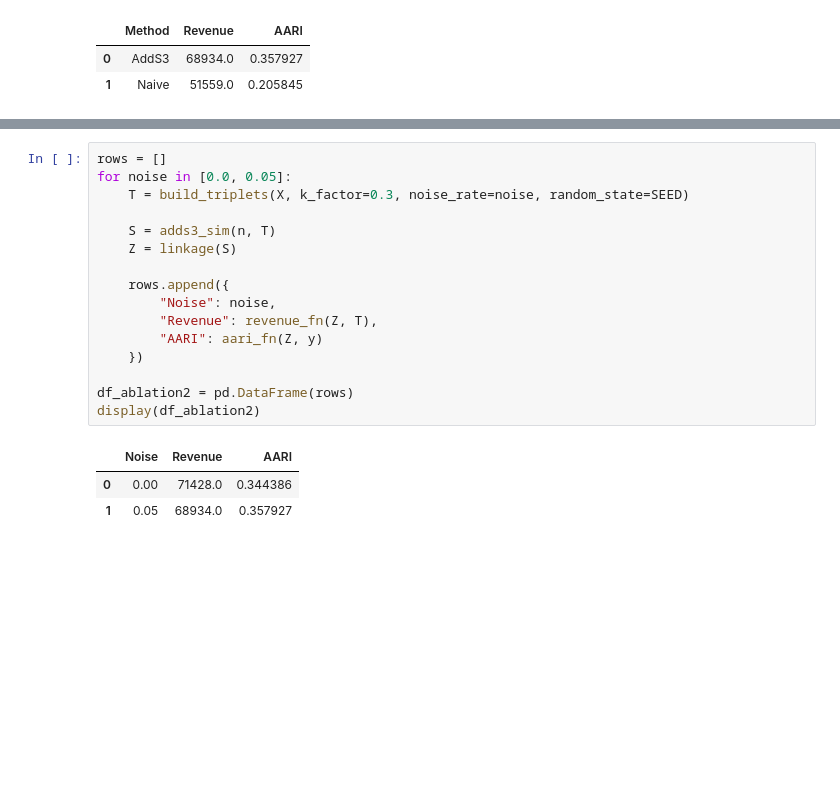
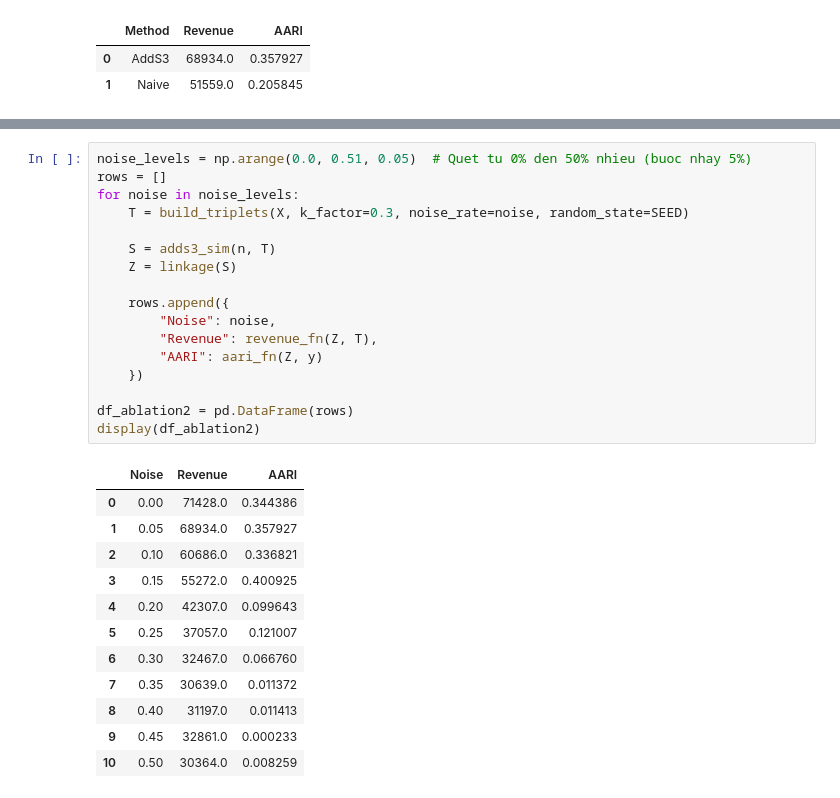
Before and after one commit to thloc1212/DM-LAB3, a Jupyter notebook: notebooks/02_ablation_study.ipynb, the cells around one changed output, grey strips where cells are left out. Cells and saved outputs as stored; diff of their text form; blank space fills up the shorter version.

```diff
--- a/notebooks/02_ablation_study.ipynb
+++ b/notebooks/02_ablation_study.ipynb
@@ -76,20 +129,30 @@ display(df_ablation1)
 # %%
+noise_levels = np.arange(0.0, 0.51, 0.05)  # Quet tu 0% den 50% nhieu (buoc nhay 5%)
 rows = []
-for noise in [0.0, 0.05]:
+for noise in noise_levels:
     T = build_triplets(X, k_factor=0.3, noise_rate=noise, random_state=SEED)
 
     S = adds3_sim(n, T)
     Z = linkage(S)
 
     rows.append({
         "Noise": noise,
         "Revenue": revenue_fn(Z, T),
         "AARI": aari_fn(Z, y)
     })
 
 df_ablation2 = pd.DataFrame(rows)
 display(df_ablation2)
 # %% [output]
 |  | Noise | Revenue | AARI |
 | 0 | 0.00 | 71428.0 | 0.344386 |
 | 1 | 0.05 | 68934.0 | 0.357927 |
+| 2 | 0.10 | 60686.0 | 0.336821 |
+| 3 | 0.15 | 55272.0 | 0.400925 |
+| 4 | 0.20 | 42307.0 | 0.099643 |
+| 5 | 0.25 | 37057.0 | 0.121007 |
+| 6 | 0.30 | 32467.0 | 0.066760 |
+| 7 | 0.35 | 30639.0 | 0.011372 |
+| 8 | 0.40 | 31197.0 | 0.011413 |
+| 9 | 0.45 | 32861.0 | 0.000233 |
+| 10 | 0.50 | 30364.0 | 0.008259 |
```
Also changed, not shown: parts of 6 cells of this notebook, 4 other files.
